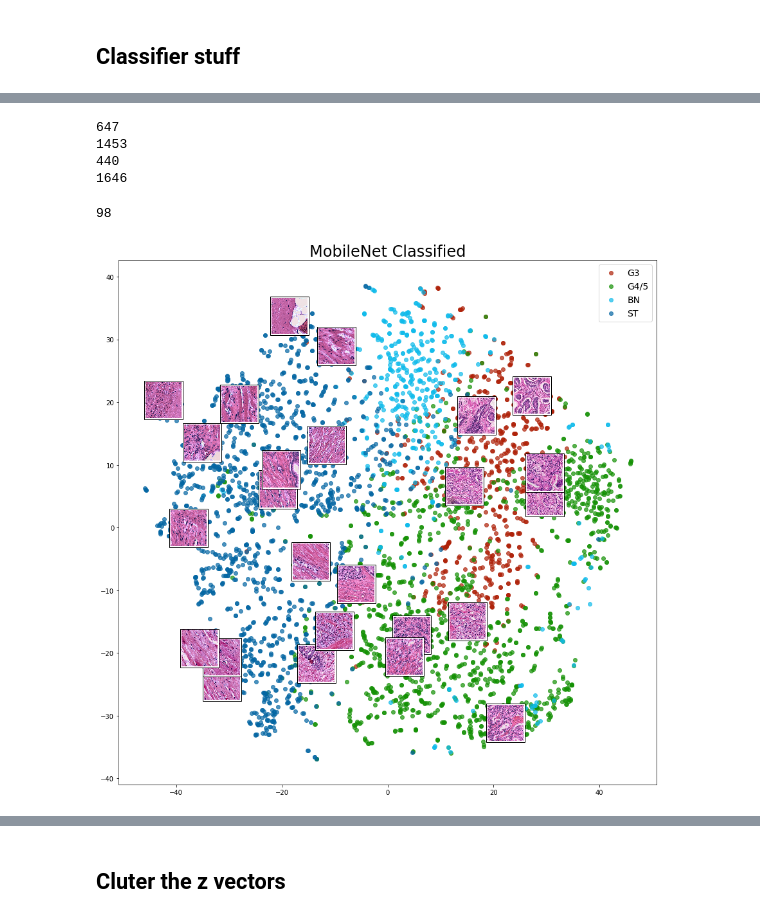
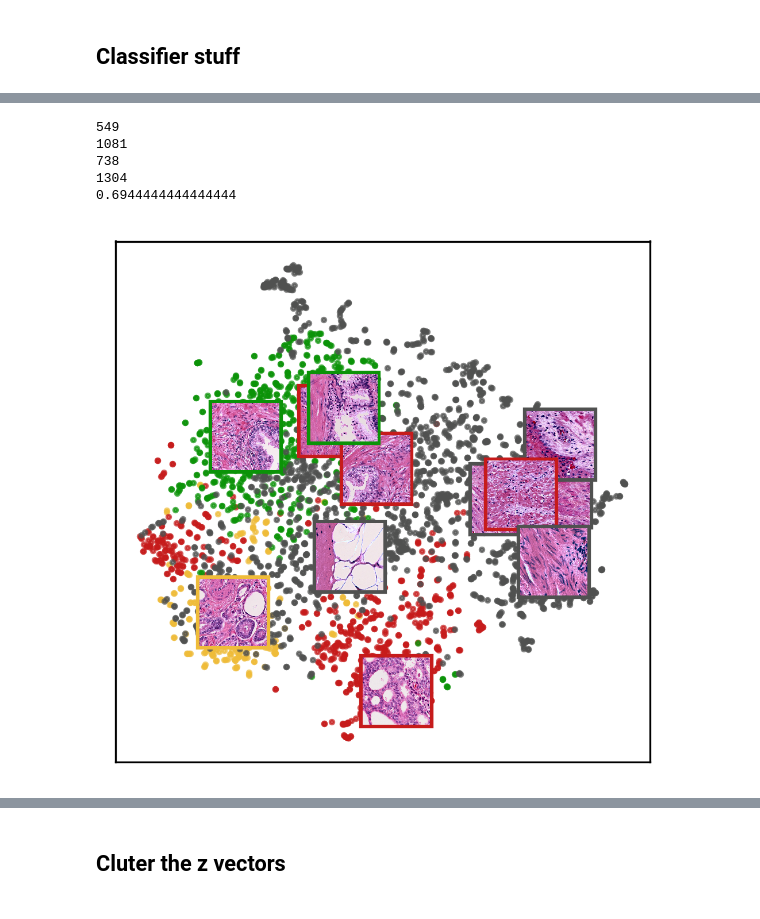
Before and after one commit to BioImageInformatics/gleason_grade, a Jupyter notebook: notebooks/hub_clustering_classifier.ipynb, the cells around one changed output, grey strips where cells are left out. Drawn from its saved outputs; the diff is of its cells as text; code cells hidden in the pictures.

Commit message:
Update plotting and visualizing notebooks

```diff
--- a/notebooks/hub_clustering_classifier.ipynb
+++ b/notebooks/hub_clustering_classifier.ipynb
@@ -39,6 +45,14 @@ from normalize import reinhard
 # labels = ['G3', 'G4', 'G5', 'BN', 'ST']
 colors = [ '#af2108', '#149104', '#0ebbeb', '#0366a3']
 labels = ['G3', 'G4/5', 'BN', 'ST']
+# %%
+colors = np.array([[239, 188, 57], # Orange
+                   [198, 27, 27],  # Red
+#                    [198, 27, 27],  # Red
+                   [11, 147, 8], # Green
+                   [80, 81, 80],# Gray
+                   [0,0,0],
+                  ]) / 255.
 # %%
 def get_input_output_ops(sess, model_path):
     input_key = 'image'
@@ -195 +208,4 @@ print('Done')
 Done
+# %%
+img_classes = np.asarray(img_classes)
+print('img classes', img_classes.shape)
@@ -219,36 +227,46 @@ ymax = np.argmax(y_vectors, axis=-1)
 ymax[ymax==2] = 1
 ymax[ymax==3] = 2
 ymax[ymax==4] = 3
+img_classes[img_classes==2] = 1
+img_classes[img_classes==3] = 2
+img_classes[img_classes==4] = 3
 for k in range(4):
     print((ymax==k).sum())
+
+accuracy = np.mean(img_classes == ymax)
+print(accuracy)
 # %% [output]
-647
-1453
-440
-1646
+549
+1081
+738
+1304
+0.6944444444444444
-# %%
-len(indices)
-# %% [output]
-98
 # %%
-fig, ax = plt.subplots(1,1, figsize=(15,15))
+fig, ax = plt.subplots(1,1, figsize=(4,4), dpi=300)
 for k in range(4):
-    idx = ymax==k
-    sns.regplot(z_manifold[idx,0], z_manifold[idx,1], color=colors[k], label=labels[k],
-                fit_reg=False, scatter_kws={'alpha': 0.7})
+#     idx = ymax==k
+    idx = img_classes==k
+#     sns.regplot(z_manifold[idx,0], z_manifold[idx,1], color=colors[k], label=labels[k],
+#                 fit_reg=False, scatter_kws={'alpha': 0.7})
+    plt.scatter(z_manifold[idx,0], z_manifold[idx,1], color=colors[k], label=labels[k],
+                alpha=0.7, s=3)
 
-plt.title('MobileNet Classified', fontsize=24)
-plt.legend(fontsize=14)
+# plt.title('MobileNet 75%', fontsize=32)
+plt.xticks([])
+plt.yticks([])
+# plt.legend(fontsize=36)
 
 artists = []
-indices = img_plotting.keys()
+indices = [k for k in img_plotting.keys()]
 np.random.shuffle(indices)
-
-for k in indices[:25]:
+for k in indices[:12]:
     img_ = img_plotting[k]
     x,y = z_manifold[k]
-    im = OffsetImage(np.squeeze(img_), zoom=0.25)
-    ab = AnnotationBbox(im, (x,y), xycoords='data', pad=0.2, frameon=True)
+    im = OffsetImage(np.squeeze(img_), zoom=0.125)
+    ab = AnnotationBbox(im, (x,y), xycoords='data', pad=0.05, frameon=True,
+                        bboxprops={'ec': colors[ymax[k]], 'lw': 2})
     artists.append(ax.add_artist(ab))
+
+plt.savefig('MobileNet_img.png', bbox_inches='tight')
 # %% [output]
-[figure, old version]
+[figure, new version]
```
Also changed, not shown: parts of 8 cells of this notebook, 12 other files.
